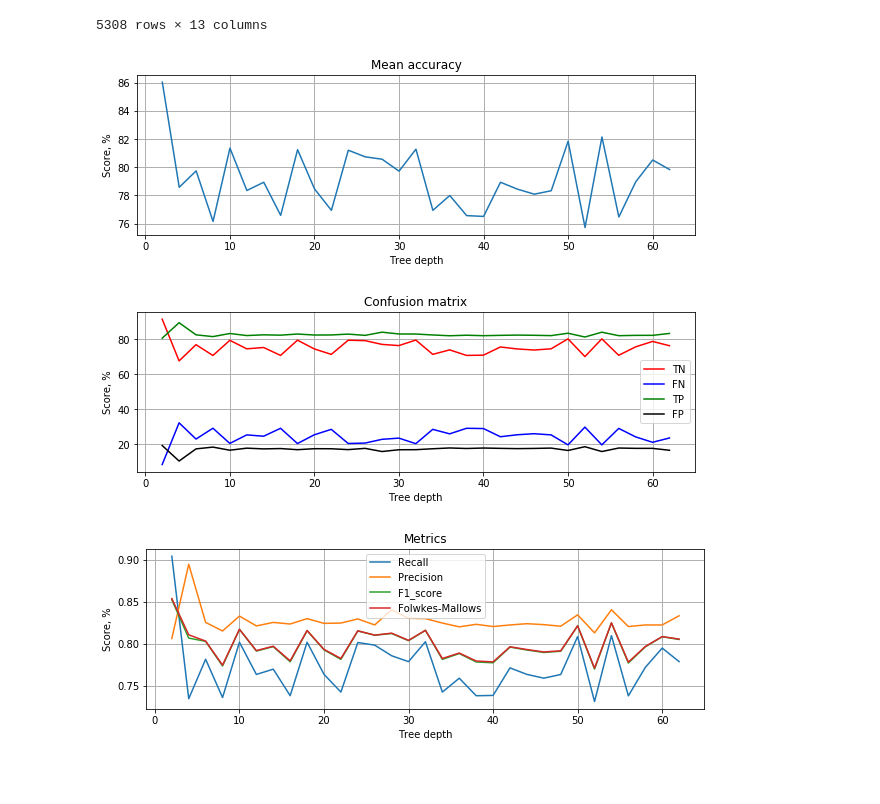
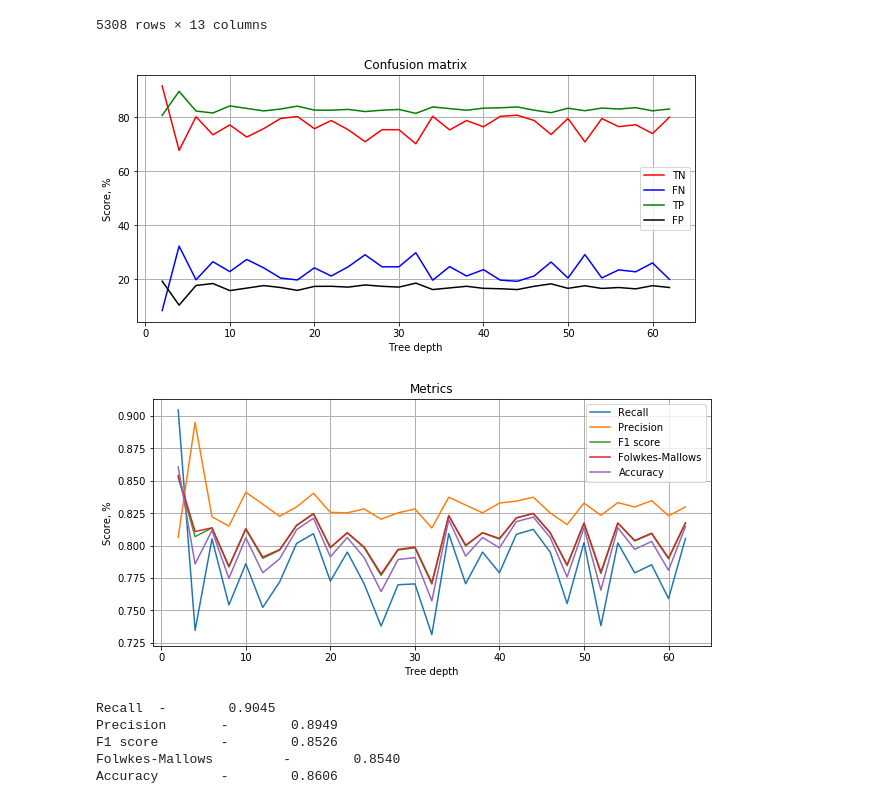
Before and after one commit to SemVan/PySignalClassifier, a Jupyter notebook: TreeSignalClassifier.ipynb, the cells around one changed output. Cells and saved outputs as stored; diff of their text form; code cells hidden in the pictures; blank space fills up the shorter version.

Commit message:
best scores

```diff
--- a/TreeSignalClassifier.ipynb
+++ b/TreeSignalClassifier.ipynb
@@ -49,24 +49,27 @@ def plot_metrics(metrics, xAx, labels):
     plt.show()
     return
 
-def full_plot(scor, par, sc_labels, mat, mat_lab):
-    plt.figure(figsize=(10,10))
-    plt.subplot(3,1,1)
-    plt.title("Mean accuracy")
-    plot_scores(scor, par, sc_labels)
+def full_plot(mat, par, mat_lab):
 
     plt.figure(figsize=(10,10))
-    plt.subplot(3,1,2)
+    plt.subplot(2,1,1)
     plt.title("Confusion matrix")
     plot_matrix(mat, par, mat_lab)
 
     plt.figure(figsize = (10,10))
-    plt.subplot(3,1,3)
+    plt.subplot(2,1,1)
     plt.title("Metrics")
     metrics = get_metrics(mat)
+    best_scores = get_best_scores(metrics)
     plot_metrics(metrics, par, mat_lab)
+
+    print_scores(best_scores)
+    return best_scores
+
+def print_scores(scor):
+    for key in scor:
+        print(key, '\t-\t', "%.4f" % (scor[key]))
     return
-
 
 def get_metrics(matrix_seq):
     true_neg = np.asarray(list(mat[0][0] for mat in matrix_seq))
@@ -74,6 +77,7 @@ def get_metrics(matrix_seq):
     false_pos = np.asarray(list(mat[0][1] for mat in matrix_seq))
     true_pos = np.asarray(list(mat[1][1] for mat in matrix_seq))
 
+    accuracy = (true_pos+true_neg)/(true_pos+true_neg+false_pos+false_neg)
     precision = true_pos/np.add(true_pos, false_pos)
     recall = true_pos/(true_pos + false_neg)
     FM = ((true_pos/(true_pos + false_pos))*(true_pos/(true_pos+false_neg)))**(1/2)
@@ -82,9 +86,16 @@ def get_metrics(matrix_seq):
     metr = dict()
     metr['Recall'] = recall
     metr['Precision'] = precision
-    metr['F1_score'] = F1score
+    metr['F1 score'] = F1score
     metr['Folwkes-Mallows'] = FM
+    metr['Accuracy'] = accuracy
     return metr
+
+def get_best_scores(metr):
+    best_sc = dict()
+    for key in metr:
+        best_sc[key] = np.max(metr[key])
+    return best_sc
 # %%
 df = pd.read_csv('total_data_mining_vid.csv')
 # %%
@@ -141,27 +152,29 @@ df_ver.sample(frac=1).reset_index(drop=True)
 # %%
 features = ['central_freq', 'central_freq_amp', 'peak_count', 'peak_SD', 'peak_matters_SD', 'peak_matters_Int','sig_SD','sig_mean', 'dixi', 'signal_peaks']
 scores = []
 conf_mat = []
 deps = []
 
 for i in range(2,64, 2):
     age_sal_tree = DecisionTreeClassifier(criterion='entropy', max_depth=i, max_features = len(features), random_state=None)
     age_sal_tree.fit(df_train[features].values, df_train['target'].values)
     scoreRes = age_sal_tree.score(df_ver[features].values, df_ver['target'].values)
     res_pred = age_sal_tree.predict(df_ver[features].values)
-    #print(age_sal_tree.feature_importances_)
     scores.append(scoreRes*100)
-    #print(scoreRes)
     conf_mat.append(100*confusion_matrix(res_pred, df_ver['target'].values)/halfLength)
     deps.append(i)
 
-full_plot(scores, deps, ["Tree depth", "Score, %"], conf_mat, ['Tree depth', 'Score, %'])
+full_plot(conf_mat, deps, ['Tree depth', 'Score, %'])
 
 export_graphviz(age_sal_tree, out_file='tree.dot', precision=5)
 # %% [output]
-[figure, old version]
+[figure, new version]
-[figure, old version]
+[figure, new version]
-[figure, removed]
+Recall  -        0.9045
+Precision       -        0.8949
+F1 score        -        0.8526
+Folwkes-Mallows         -        0.8540
+Accuracy        -        0.8606
 # %%
 neis = []
 scores = []
```
Also changed, not shown: parts of 5 cells of this notebook.
